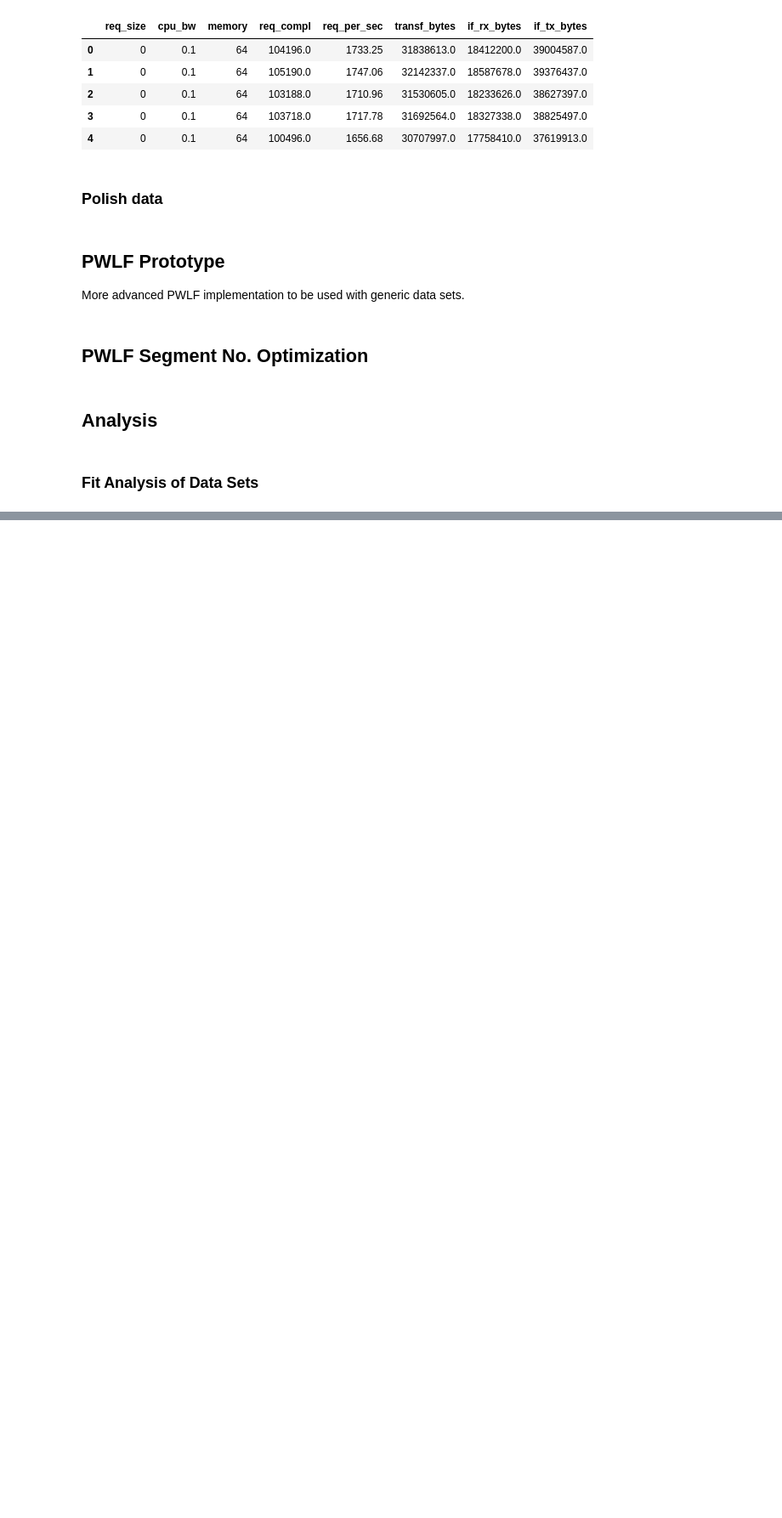
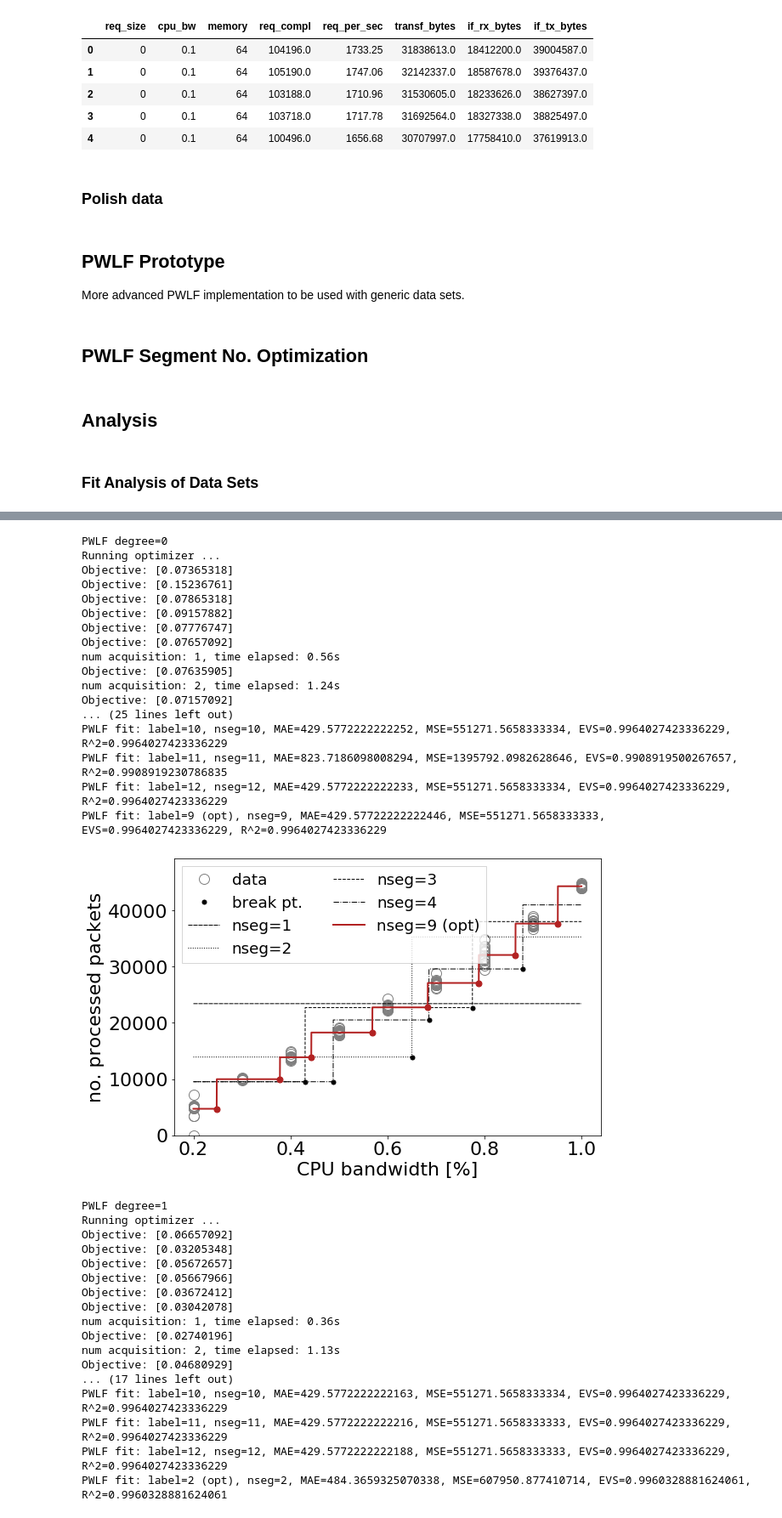
Before and after one commit to sndzoo/analysis, a Jupyter notebook: pwl_approx_analysis-optimization.ipynb, the cells around one changed output, grey strips where cells are left out. Shown at 85% size. Cells and saved outputs as stored; diff of their text form; code cells hidden in the pictures; blank space fills up the shorter version.

```diff
--- a/pwl_approx_analysis-optimization.ipynb
+++ b/pwl_approx_analysis-optimization.ipynb
@@ -346,6 +346,8 @@ dfs[3].head()
 ## PWLF Prototype
 
 More advanced PWLF implementation to be used with generic data sets.
+# %%
+MAX_SEG = 13
 # %%
 class MyPWLF(object):
     """
@@ -647,3 +656,40 @@ analyse_errors(df_err)
 # %%
 d = select(dfs[1].copy(), {"flow_size": 0, "ruleset": 2, "memory": 256})
-analyse_fits(d, "cpu_bw", "ids_pkts", name="ds-sec02", x_label="CPU bandwidth [%]", y_label="no. processed packets")
+df_err = analyse_fits(d, "cpu_bw", "ids_pkts", name="ds-sec02", x_label="CPU bandwidth [%]", y_label="no. processed packets")
+df_err
+# %% [output]
+PWLF degree=0
+Running optimizer ...
+Objective: [0.07365318]
+Objective: [0.15236761]
+Objective: [0.07865318]
+Objective: [0.09157882]
+Objective: [0.07776747]
+Objective: [0.07657092]
+num acquisition: 1, time elapsed: 0.56s
+Objective: [0.07635905]
+num acquisition: 2, time elapsed: 1.24s
+Objective: [0.07157092]
+... (25 lines left out)
+PWLF fit: label=10, nseg=10, MAE=429.5772222222252, MSE=551271.5658333334, EVS=0.9964027423336229, R^2=0.9964027423336229
+PWLF fit: label=11, nseg=11, MAE=823.7186098008294, MSE=1395792.0982628646, EVS=0.9908919500267657, R^2=0.9908919230786835
+PWLF fit: label=12, nseg=12, MAE=429.5772222222233, MSE=551271.5658333334, EVS=0.9964027423336229, R^2=0.9964027423336229
+PWLF fit: label=9 (opt), nseg=9, MAE=429.57722222222446, MSE=551271.5658333333, EVS=0.9964027423336229, R^2=0.9964027423336229
+[figure, added]
+PWLF degree=1
+Running optimizer ...
+Objective: [0.06657092]
+Objective: [0.03205348]
+Objective: [0.05672657]
+Objective: [0.05667966]
+Objective: [0.03672412]
+Objective: [0.03042078]
+num acquisition: 1, time elapsed: 0.36s
+Objective: [0.02740196]
+num acquisition: 2, time elapsed: 1.13s
+Objective: [0.04680929]
+... (17 lines left out)
+PWLF fit: label=10, nseg=10, MAE=429.5772222222163, MSE=551271.5658333334, EVS=0.9964027423336229, R^2=0.9964027423336229
+PWLF fit: label=11, nseg=11, MAE=429.5772222222216, MSE=551271.5658333333, EVS=0.9964027423336229, R^2=0.9964027423336229
+PWLF fit: label=12, nseg=12, MAE=429.5772222222188, MSE=551271.5658333333, EVS=0.9964027423336229, R^2=0.9964027423336229
+PWLF fit: label=2 (opt), nseg=2, MAE=484.3659325070338, MSE=607950.877410714, EVS=0.9960328881624061, R^2=0.9960328881624061
```
Also changed, not shown: parts of 16 cells of this notebook, 42 other files.
